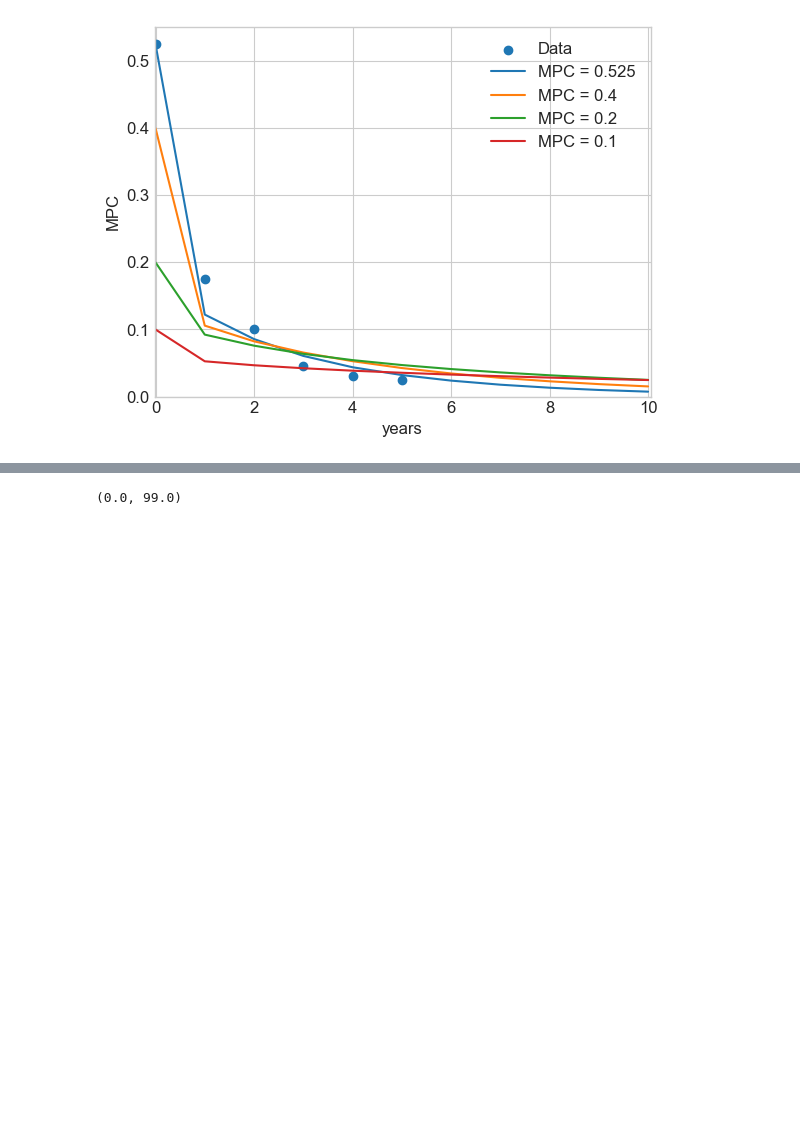
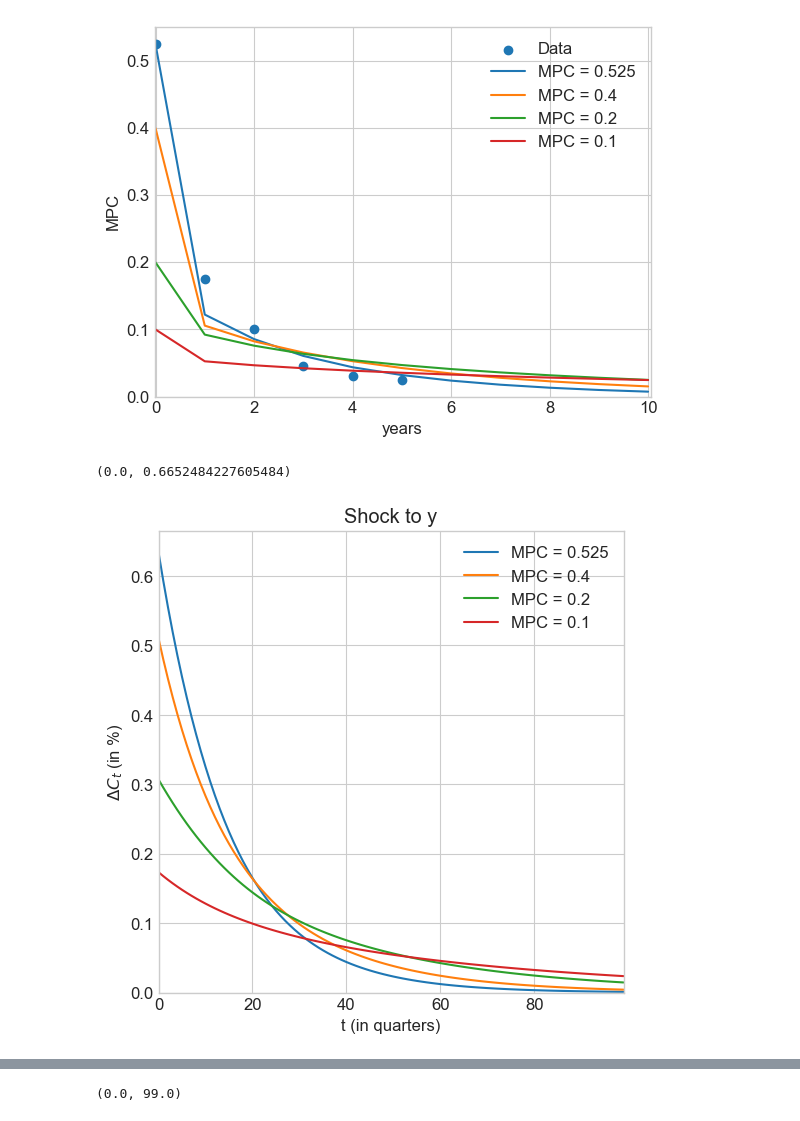
Before and after one commit to YanWin/StickyInformationHANK, a Jupyter notebook: notebooks/Replication_Notebooks/MPC_iMPC_matching.ipynb, the cells around one changed output, grey strips where cells are left out. Saved outputs shown, nothing was run; the diff lists cells and outputs as text; code cells hidden in the pictures; blank space fills up the shorter version.

```diff
--- a/notebooks/Replication_Notebooks/MPC_iMPC_matching.ipynb
+++ b/notebooks/Replication_Notebooks/MPC_iMPC_matching.ipynb
@@ -752,10 +704,0 @@ fig = plot_PE_hh(model_list, label_list, compare_outputs, compare_inputs, plot_p
-# %%
-model_01.find_ss()
-model_01._compute_jac_hh()
-
-model_01_sticky = model_01.copy()
-model_01_sticky.par.inattention = 0.935
-
-model_01.par.inattention = model_01_sticky.par.inattention
-model_01_sticky.jac_hh= model_01._compute_sticky_jacs_hh(model_01.jac_hh)
-model_01.par.inattention = 0.0
@@ -793,5 +721,18 @@ plt.ylim(ymin=0.0)
 # %% [output]
 (0.0, 0.5508824708533835)
 [figure]
+# %%
+compare_inputs = ['y']
+compare_outputs = ['C_hh']
+shocks_jump = [0.01 * m.ss.y for m in model_list]
+shocks_rho = [0.9 for m in model_list]
+fig, axs = plt.subplots(nrows=1, ncols=1, figsize=(6 * 1, 6 * 1), dpi=100)
+model_list = [model, model_04, model_02, model_01]
+fig = plotter_PE(fig, model_list, label_list, compare_outputs, compare_inputs, plot_periods, shocks_jump, shocks_rho)
+plt.xlim(xmin=0.0,xmax=99.0)
+plt.ylim(ymin=0.0)
+# %% [output]
+(0.0, 0.6652484227605484)
+[figure, added]
 # %%
 fig, axs = plt.subplots(nrows=1, ncols=1, figsize=(6 * 1, 6 * 1), dpi=100)
```
Also changed, not shown: parts of 13 cells of this notebook.
